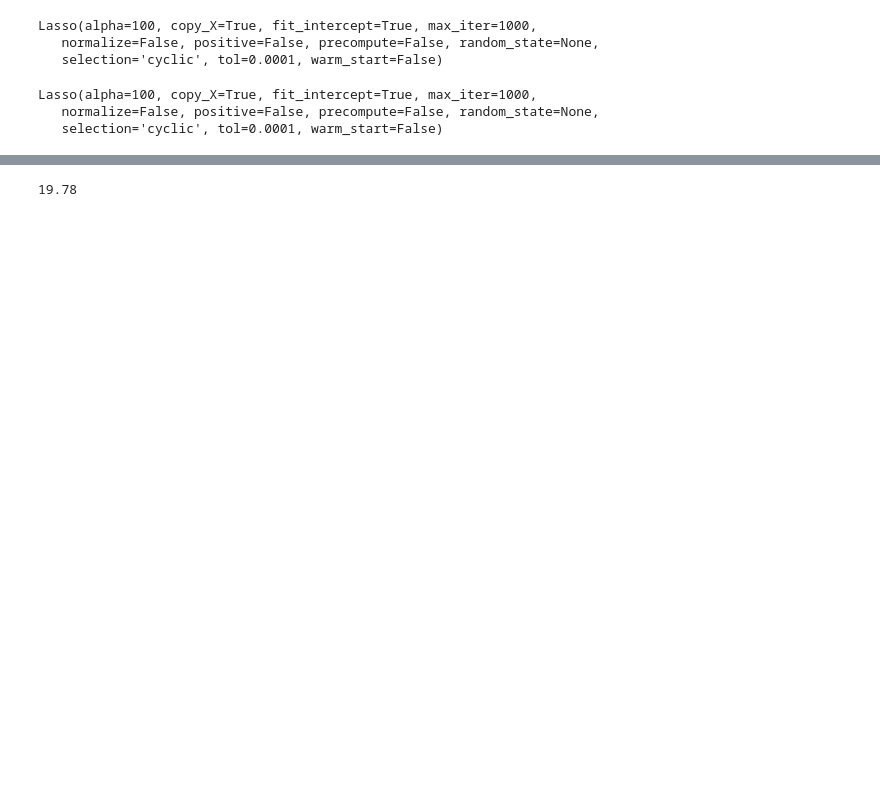
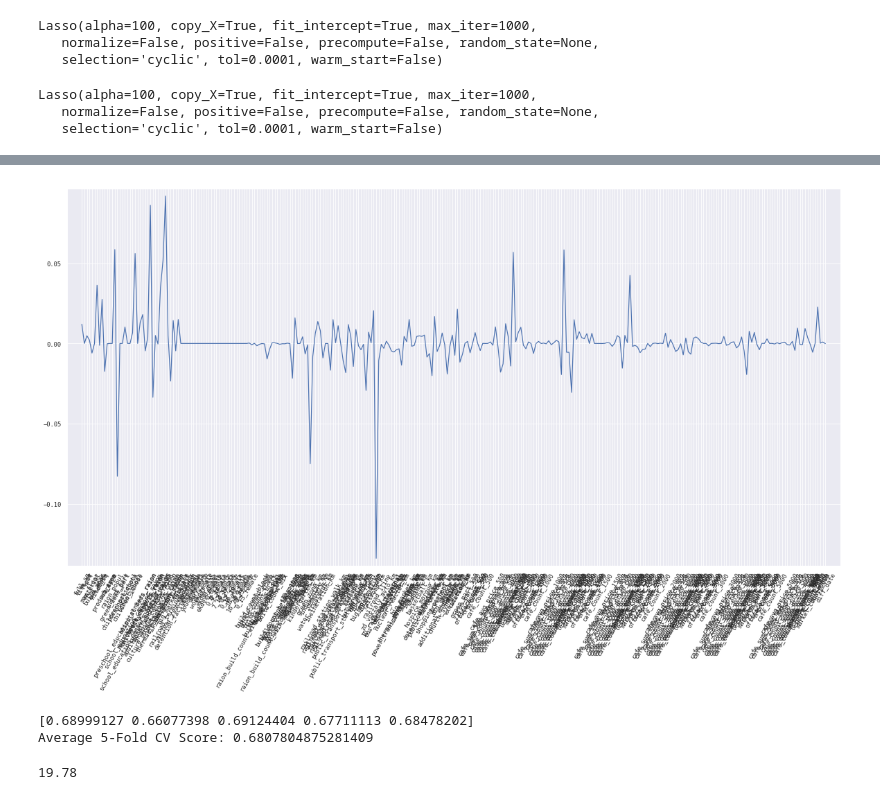
Before and after one commit to quedogf94/Spring2019_Project1, a Jupyter notebook: Goal_1.ipynb, the cells around one changed output, grey strips where cells are left out. Saved outputs shown, nothing was run; the diff lists cells and outputs as text; code cells hidden in the pictures; blank space fills up the shorter version.

Commit message:
Updated with Lasso Regression Model, not complete but working.

```diff
--- a/Goal_1.ipynb
+++ b/Goal_1.ipynb
@@ -578,0 +511,11 @@ AttributeError: 'Lasso' object has no attribute 'summary'
+# %%
+# create a lasso regressor
+lasso = Lasso(alpha=.000000009, normalize=True)
+
+# Fit the regressor to the data
+lasso.fit(xTrain,yTrain)
+
+# Compute and print the coefficients
+lasso_coef = lasso.coef_
+print(lasso.score(xTrain,yTrain))
+print(lasso_coef)
@@ -579,3 +540,30 @@ AttributeError: 'Lasso' object has no attribute 'summary'
+# %%
+# Plot the coefficients
+plt.figure(figsize=[20,10])#Increase size
+plt.plot(range(len(colnames)), lasso_coef)
+plt.xticks(range(len(colnames)), colnames.values, rotation=60)
+plt.margins(0.02)
+plt.show()
+# %% [output]
+[figure, added]
+# %%
+# Import the necessary module
+from sklearn.model_selection import cross_val_score
+
+# Create a linear regression object: reg
+reg = LinearRegression()
+
+# Compute 5-fold cross-validation scores: cv_scores
+cv_scores = cross_val_score(reg, xTrain, yTrain, cv=5)
+
+# Print the 5-fold cross-validation scores
+print(cv_scores)
+
+# find the mean of our cv scores here
+print("Average 5-Fold CV Score: {}".format(np.mean(cv_scores)))
+# %% [output]
+[0.68999127 0.66077398 0.69124404 0.67711113 0.68478202]
+Average 5-Fold CV Score: 0.6807804875281409
 # %%
 np.round(lm_lasso.score(xTrain,yTrain)*100,2)
 # %% [output]
```
Also changed, not shown: parts of 10 cells of this notebook.
